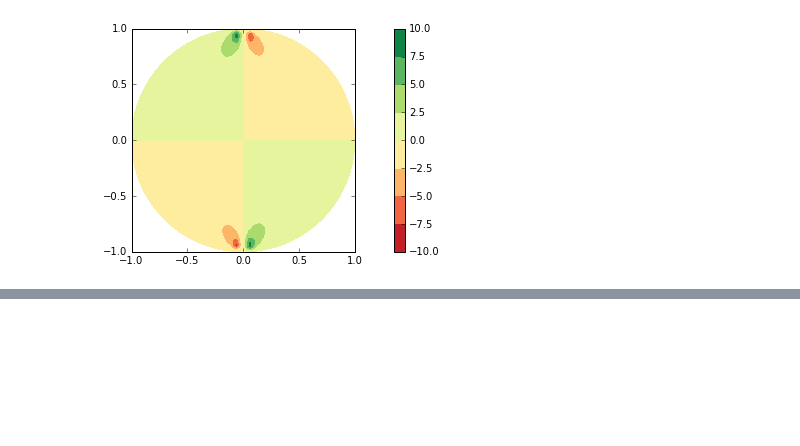
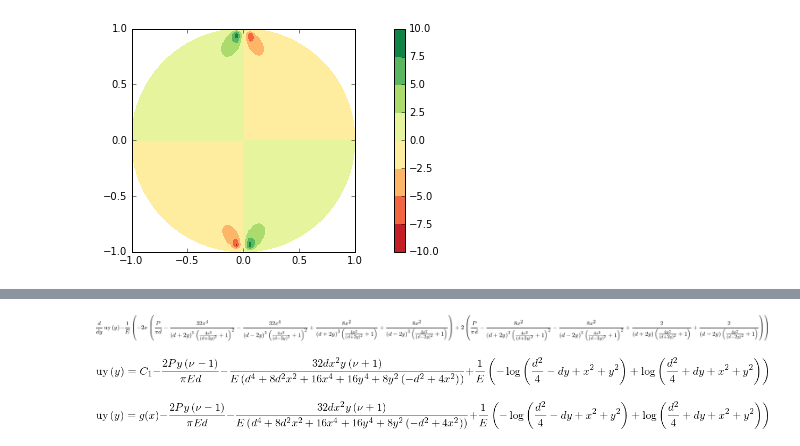
Before and after one commit to nicoguaro/notebooks_examples, a Jupyter notebook: Stresses_disk_point_loads.ipynb, the cells around one changed output, grey strips where cells are left out. Cells and saved outputs as stored; diff of their text form; code cells hidden in the pictures; blank space fills up the shorter version.

```diff
--- a/Stresses_disk_point_loads.ipynb
+++ b/Stresses_disk_point_loads.ipynb
@@ -80,0 +119,15 @@ plt.axis("square");
+# %%
+eq2 = diff(uy(y), y) - Eyy
+eq2
+# %% [output]
+[figure, added]
+# %%
+sol2 = dsolve(expand(eq2), uy(y))
+sol2
+# %% [output]
+[figure, added]
+# %%
+sol2 = sol2.subs({C1: g(x)})
+sol2
+# %% [output]
+[figure, added]
```
Also changed, not shown: parts of 12 cells of this notebook.
